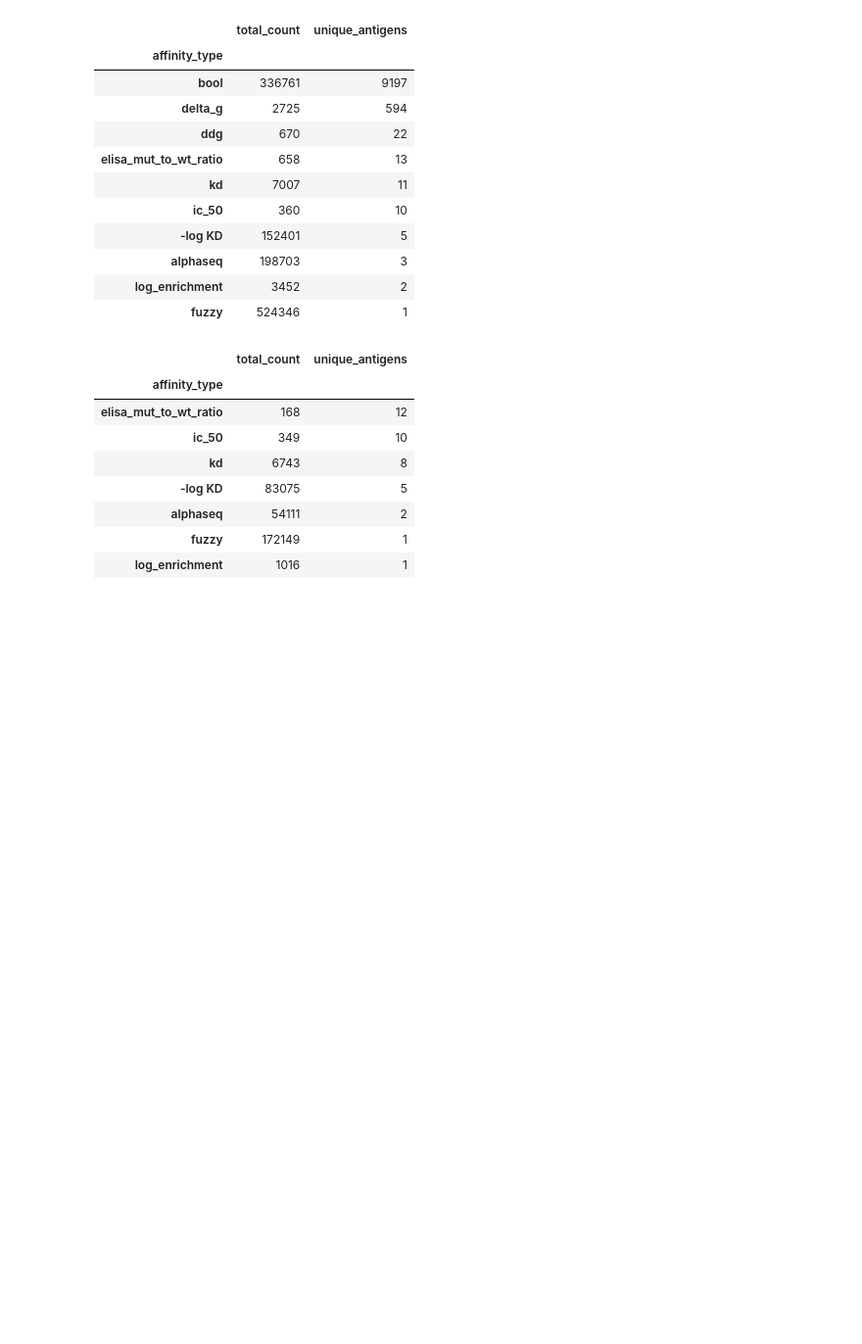
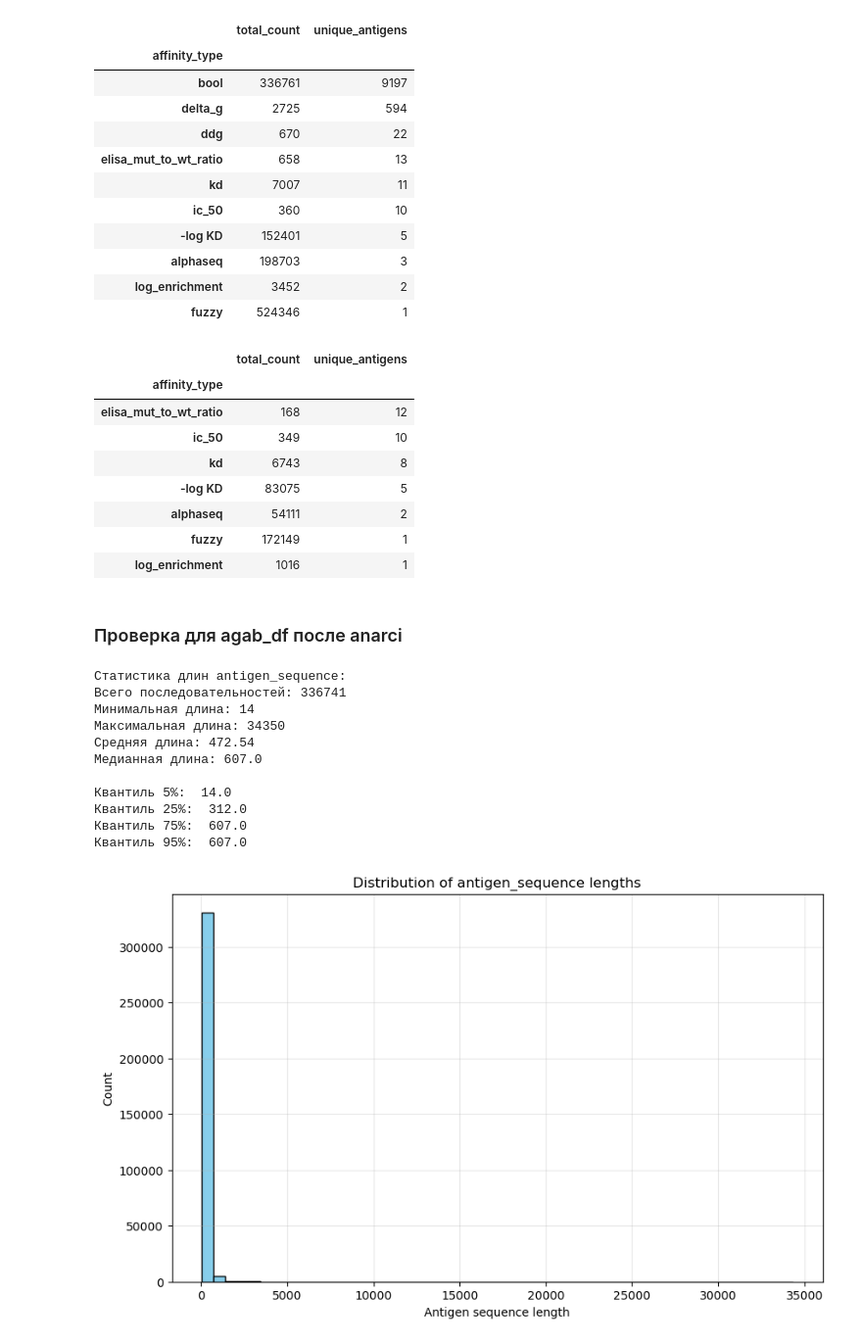
Before and after one commit to younggod2/llm-antibody-fv-generation, a Jupyter notebook: data/EDA/antigen_distribution.ipynb, the cells around one changed output. Shown at 98% size. Drawn from its saved outputs; the diff is of its cells as text; code cells hidden in the pictures; blank space fills up the shorter version.

```diff
--- a/data/EDA/antigen_distribution.ipynb
+++ b/data/EDA/antigen_distribution.ipynb
@@ -96,3 +96,53 @@ agab_filtered_df.groupby('affinity_type')['antigen_sequence'].agg([
 | alphaseq | 54111 | 2 |
 | fuzzy | 172149 | 1 |
 | log_enrichment | 1016 | 1 |
+# %% [markdown]
+### Проверка для agab_df после anarci
+# %%
+agab_df = pd.read_parquet('../agab.parquet')
+# %%
+import matplotlib.pyplot as plt
+
+# Получаем длины всех последовательностей
+antigen_lengths = agab_df['antigen_sequence'].dropna().map(len)
+
+# Текстовая сводка (можно скопировать)
+print("Статистика длин antigen_sequence:")
+print(f"Всего последовательностей: {len(antigen_lengths)}")
+print(f"Минимальная длина: {antigen_lengths.min()}")
+print(f"Максимальная длина: {antigen_lengths.max()}")
+print(f"Средняя длина: {antigen_lengths.mean():.2f}")
+print(f"Медианная длина: {antigen_lengths.median()}")
+print("\nКвантиль 5%: ", antigen_lengths.quantile(0.05))
+print("Квантиль 25%: ", antigen_lengths.quantile(0.25))
+print("Квантиль 75%: ", antigen_lengths.quantile(0.75))
+print("Квантиль 95%: ", antigen_lengths.quantile(0.95))
+print()
+
+# Для копирования: гистограмма частот (length,count) в текстовом виде
+# hist = antigen_lengths.value_counts().sort_index()
+# print("Length\tCount")
+# for l, c in hist.items():
+#     print(f"{l}\t{c}")
+
+# График распределения длин
+plt.figure(figsize=(10,6))
+plt.hist(antigen_lengths, bins=50, color='skyblue', edgecolor='black')
+plt.xlabel('Antigen sequence length')
+plt.ylabel('Count')
+plt.title('Distribution of antigen_sequence lengths')
+plt.grid(True, alpha=0.3)
+plt.show()
+# %% [output]
+Статистика длин antigen_sequence:
+Всего последовательностей: 336741
+Минимальная длина: 14
+Максимальная длина: 34350
+Средняя длина: 472.54
+Медианная длина: 607.0
+
+Квантиль 5%:  14.0
+Квантиль 25%:  312.0
+Квантиль 75%:  607.0
+Квантиль 95%:  607.0
+[figure, added]
```
Also changed, not shown: 10 other files.
